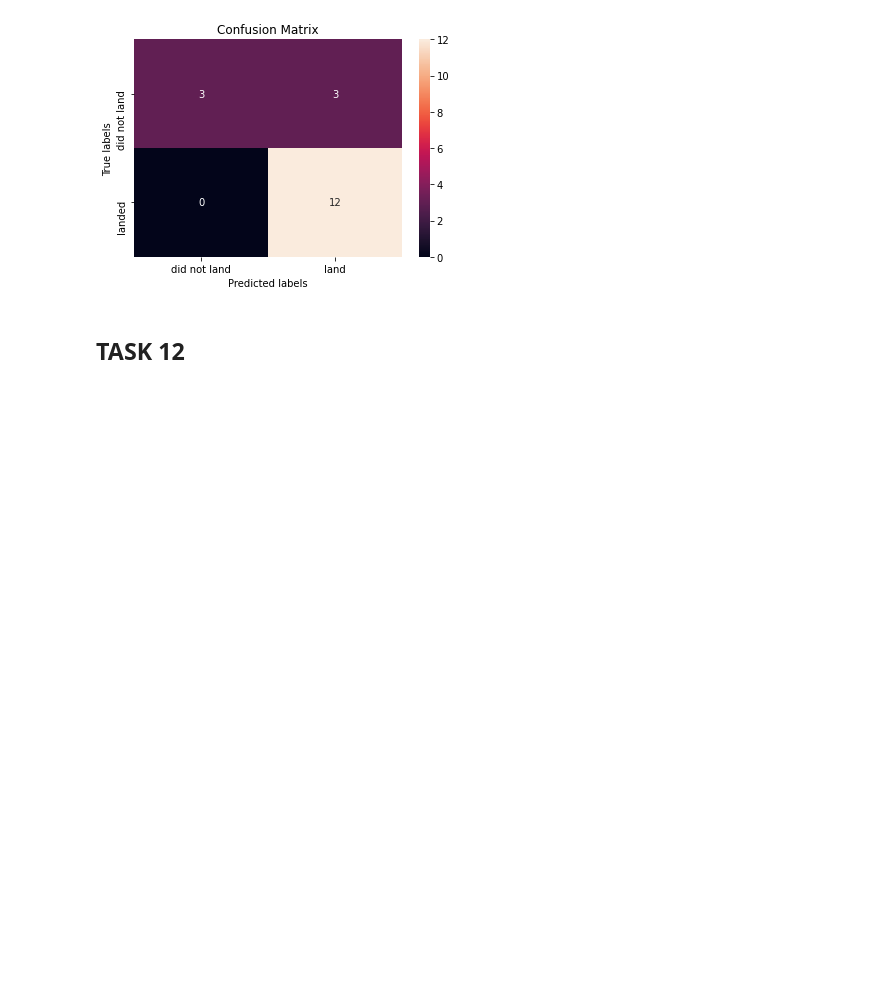
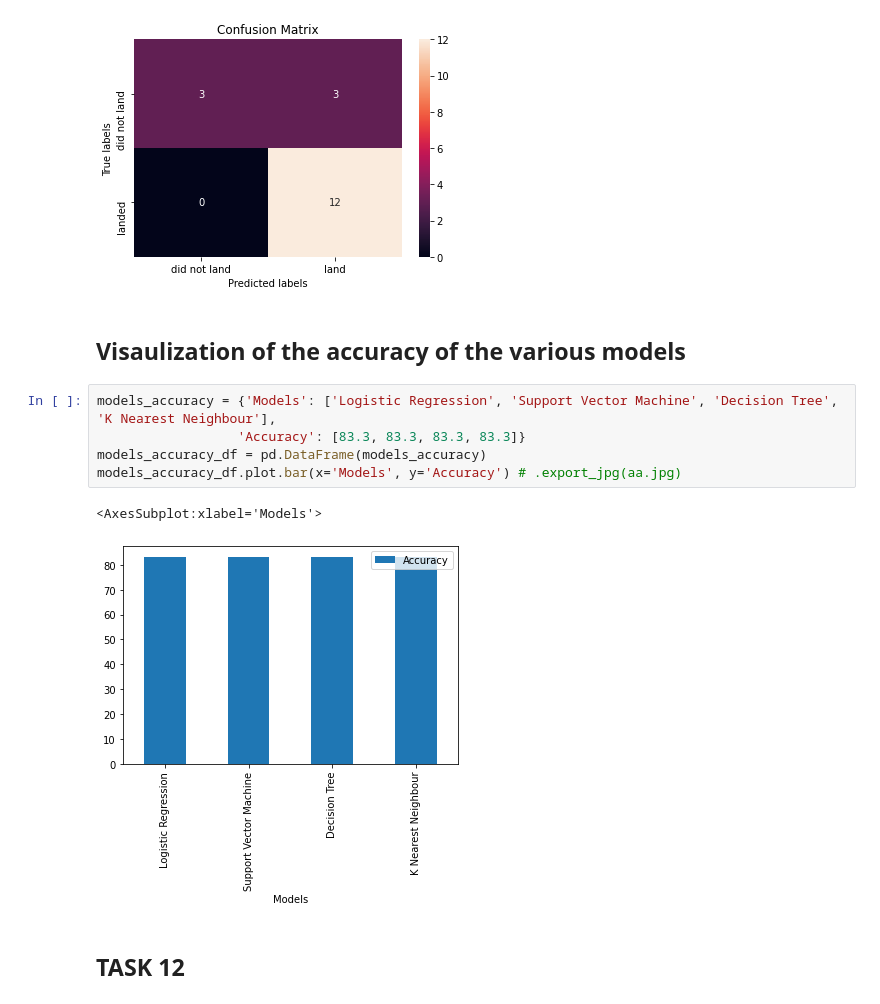
Before and after one commit to eraj4real/Capstone_Project, a Jupyter notebook: Space X Falcon 9 First Stage Landing Prediction.ipynb, the cells around one changed output. Saved outputs shown, nothing was run; the diff lists cells and outputs as text; blank space fills up the shorter version.

```diff
--- a/Space X Falcon 9 First Stage Landing Prediction.ipynb
+++ b/Space X Falcon 9 First Stage Landing Prediction.ipynb
@@ -335,6 +335,16 @@ yhat = knn_cv.predict(X_test)
 plot_confusion_matrix(Y_test,yhat)
 # %% [output]
 [figure]
+# %% [markdown]
+## Visaulization of the accuracy of the various models
+# %%
+models_accuracy = {'Models': ['Logistic Regression', 'Support Vector Machine', 'Decision Tree', 'K Nearest Neighbour'],
+                  'Accuracy': [83.3, 83.3, 83.3, 83.3]}
+models_accuracy_df = pd.DataFrame(models_accuracy)
+models_accuracy_df.plot.bar(x='Models', y='Accuracy') # .export_jpg(aa.jpg)
+# %% [output]
+<AxesSubplot:xlabel='Models'>
+[figure, added]
 # %% [markdown]
 ## TASK  12
 # %% [markdown]
```
